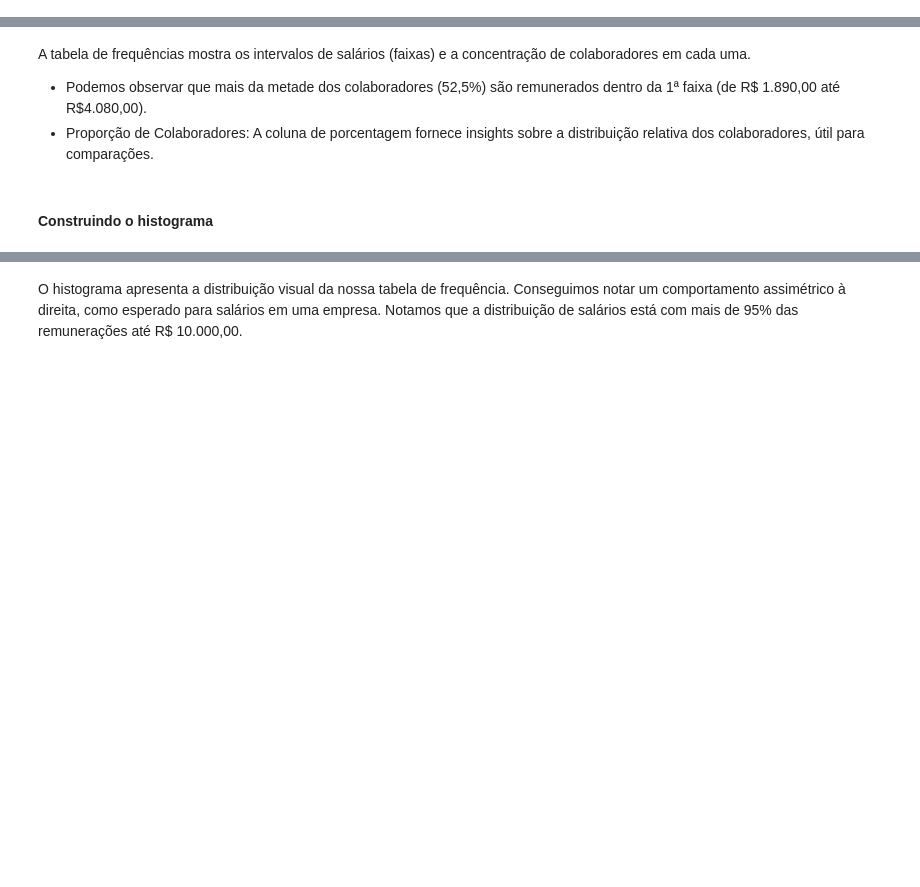
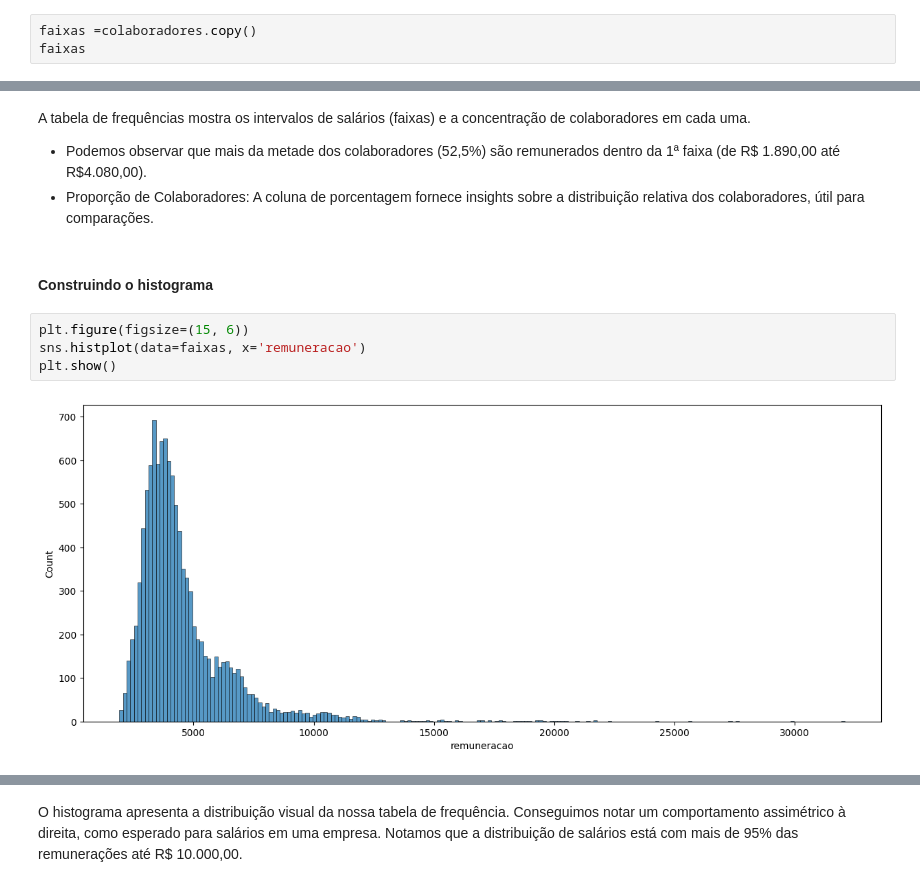
Before and after one commit to SergioCarmo-ro/Desafio_IA, a Jupyter notebook: Projeto_Inicial_Estatística_com_Python_frequencias_e_medidas.ipynb, the cells around one changed output, grey strips where cells are left out. Drawn from its saved outputs; the diff is of its cells as text; blank space fills up the shorter version.

```diff
--- a/Projeto_Inicial_Estatística_com_Python_frequencias_e_medidas.ipynb
+++ b/Projeto_Inicial_Estatística_com_Python_frequencias_e_medidas.ipynb
@@ -835,0 +934,3 @@ colaboradores = pd.read_csv(url)
+# %%
+faixas =colaboradores.copy()
+faixas
@@ -842,3 +988,9 @@ A tabela de frequências mostra os intervalos de salários (faixas) e a concentr
 * Proporção de Colaboradores: A coluna de porcentagem fornece insights sobre a distribuição relativa dos colaboradores, útil para comparações.
 # %% [markdown]
 #### **Construindo o histograma**
+# %%
+plt.figure(figsize=(15, 6))
+sns.histplot(data=faixas, x='remuneracao')
+plt.show()
+# %% [output]
+[figure, added]
```
Also changed, not shown: parts of 18 cells of this notebook.
